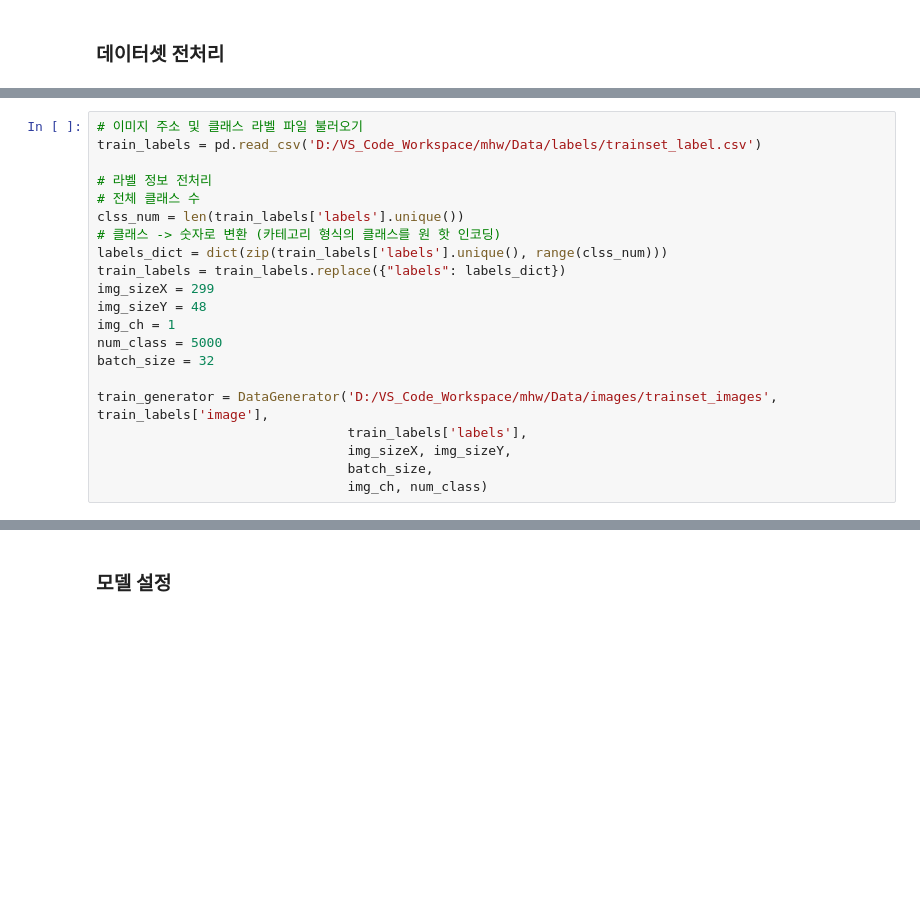
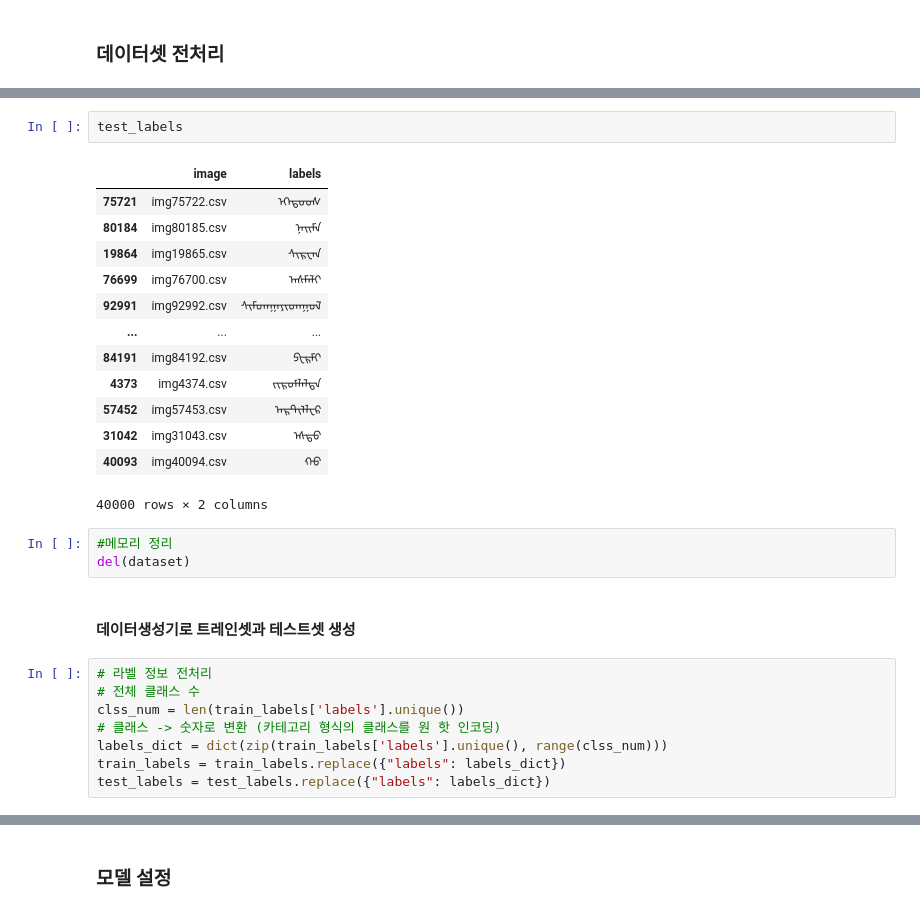
Before and after one commit to spiderpupa/traditional-mongolic-handwritten, a Jupyter notebook: traditional_mongolic_handwritten.ipynb, the cells around one changed output, grey strips where cells are left out. Cells and saved outputs as stored; diff of their text form; blank space fills up the shorter version.

```diff
--- a/traditional_mongolic_handwritten.ipynb
+++ b/traditional_mongolic_handwritten.ipynb
@@ -228,21 +269,29 @@ class DataGenerator(Sequence):
+# %%
+test_labels
+# %% [output]
+|  | image | labels |
+| 75721 | img75722.csv | ᠡᠭᠡᠲᠦᠦᠰ |
+| 80184 | img80185.csv | ᠨᠠᠢᠮᠠ |
+| 19864 | img19865.csv | ᠰᠢᠷᠸᠠᠨ |
+| 76699 | img76700.csv | ᠠᠰᠮᠠᠯᠢ |
+| 92991 | img92992.csv | ᠰᠢᠮᠳᠠᠭᠠᠶᠢᠳᠠᠭᠤᠯ |
+| ... | ... | ... |
+| 84191 | img84192.csv | ᠫᠧᠷᠮᠢ |
+| 4373 | img4374.csv | ᠵᠢᠷᠤᠮᠯᠠᠯᠲᠠ |
+| 57452 | img57453.csv | ᠠᠷᠲ᠋ᠢᠯᠯᠧᠷ |
+| 31042 | img31043.csv | ᠡᠰᠲᠦ |
+| 40093 | img40094.csv | ᠬᠣ |
+40000 rows × 2 columns
+# %%
+#메모리 정리
+del(dataset)
+# %% [markdown]
+#### 데이터생성기로 트레인셋과 테스트셋 생성
 # %%
-# 이미지 주소 및 클래스 라벨 파일 불러오기
-train_labels = pd.read_csv('D:/VS_Code_Workspace/mhw/Data/labels/trainset_label.csv')
-
 # 라벨 정보 전처리
 # 전체 클래스 수
 clss_num = len(train_labels['labels'].unique())
 # 클래스 -> 숫자로 변환 (카테고리 형식의 클래스를 원 핫 인코딩)
 labels_dict = dict(zip(train_labels['labels'].unique(), range(clss_num)))
 train_labels = train_labels.replace({"labels": labels_dict})
-img_sizeX = 299
-img_sizeY = 48
-img_ch = 1
-num_class = 5000
-batch_size = 32
-
-train_generator = DataGenerator('D:/VS_Code_Workspace/mhw/Data/images/trainset_images', train_labels['image'],
-                                train_labels['labels'],
-                                img_sizeX, img_sizeY,
-                                batch_size,
-                                img_ch, num_class)
+test_labels = test_labels.replace({"labels": labels_dict})
```
Also changed, not shown: parts of 26 cells of this notebook.
